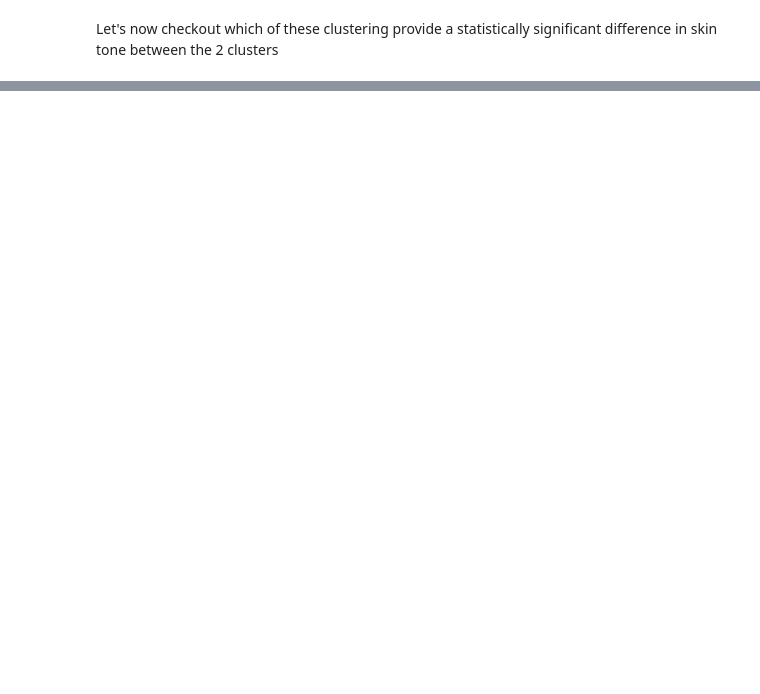
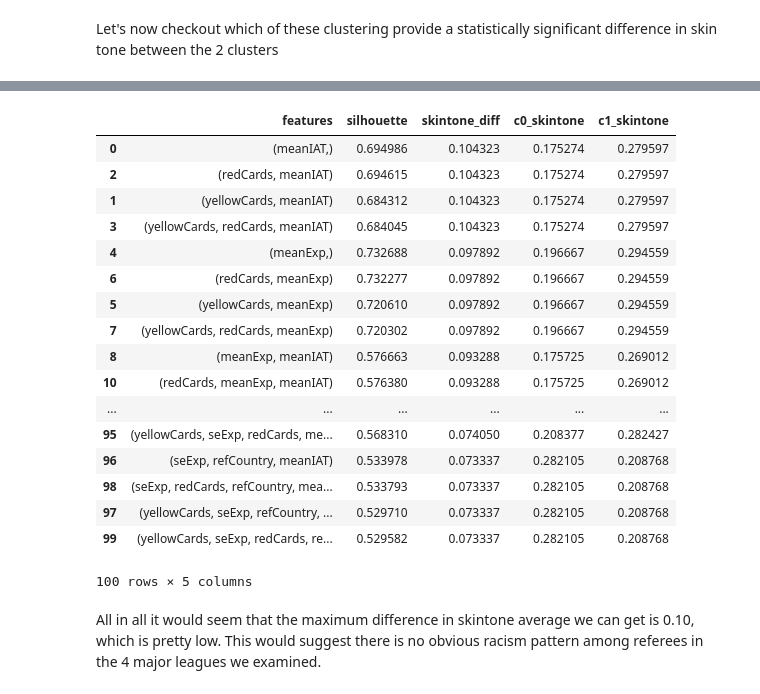
Before and after one commit to SolalPirelli/ADA2016, a Jupyter notebook: 04 - Applied ML/04 - Applied ML.ipynb, the cells around one changed output, grey strips where cells are left out. Drawn from its saved outputs; the diff is of its cells as text; code cells hidden in the pictures; blank space fills up the shorter version.

```diff
--- a/04 - Applied ML/04 - Applied ML.ipynb
+++ b/04 - Applied ML/04 - Applied ML.ipynb
@@ -449,6 +454,9 @@ def cluster_lengths(data):
 
 def get_cluster(data, cnum):
     return data[data['cluster'] == cnum]
+
+def cluster_skintone(data, cnum):
+    return get_cluster(data, cnum).skintone.mean()
 
 def mix_score(data):
     """Computes the discrepancy between black and whites inside of a cluster"""
@@ -466,6 +474,10 @@ def clustering_score(data):
     c2_s = cluster2['skintone'].mean()
     return c1_s - c2_s     # This score should be as close as possible to 1 when good clustering
 
+def skintone_diff(data):
+    c1 = data['skintone'][data['cluster'] == 0].mean()
+    c2 = data['skintone'][data['cluster'] == 1].mean()
+    return  c1 - c2
 
 def full_cluster_distrib(data):
     for i in pd.unique(data['cluster']):
@@ -476,7 +488,7 @@ def full_cluster_distrib(data):
     print("Score: " + str(clustering_score(data)))
 
 def make_cluster(data):
-    return KMeans(n_clusters=2).fit_predict(data)
+    return KMeans(n_clusters=2, max_iter=100, n_jobs=4, random_state=1234).fit_predict(data)
 
 relevant_features = ['meanIAT', 'seIAT', 'meanExp', 'seExp', 'yellowCards', 'redCards', 'refCountry']
 # %%
@@ -578,3 +593,34 @@ Score: 0.684044908088
 ('redCards',)
 P_value: 0.125586547561
 Score: 1.0
+# %%
+# Now we make a dataframe with the combinations that had a significant difference in skintone
+
+rows = []
+
+for s in ssig:
+    rows.append((s[0], s[1], np.abs(skintone_diff(s[3])), cluster_skintone(s[3], 0), cluster_skintone(s[3], 1)))
+
+final_df = pd.DataFrame(rows, columns=['features', 'silhouette', 'skintone_diff', 'c0_skintone', 'c1_skintone'])
+final_df.sort_values(['skintone_diff', 'silhouette'], ascending=False)
+# %% [output]
+|  | features | silhouette | skintone_diff | c0_skintone | c1_skintone |
+| 0 | (meanIAT,) | 0.694986 | 0.104323 | 0.175274 | 0.279597 |
+| 2 | (redCards, meanIAT) | 0.694615 | 0.104323 | 0.175274 | 0.279597 |
+| 1 | (yellowCards, meanIAT) | 0.684312 | 0.104323 | 0.175274 | 0.279597 |
+| 3 | (yellowCards, redCards, meanIAT) | 0.684045 | 0.104323 | 0.175274 | 0.279597 |
+| 4 | (meanExp,) | 0.732688 | 0.097892 | 0.196667 | 0.294559 |
+| 6 | (redCards, meanExp) | 0.732277 | 0.097892 | 0.196667 | 0.294559 |
+| 5 | (yellowCards, meanExp) | 0.720610 | 0.097892 | 0.196667 | 0.294559 |
+| 7 | (yellowCards, redCards, meanExp) | 0.720302 | 0.097892 | 0.196667 | 0.294559 |
+| 8 | (meanExp, meanIAT) | 0.576663 | 0.093288 | 0.175725 | 0.269012 |
+| 10 | (redCards, meanExp, meanIAT) | 0.576380 | 0.093288 | 0.175725 | 0.269012 |
+| ... | ... | ... | ... | ... | ... |
+| 95 | (yellowCards, seExp, redCards, me... | 0.568310 | 0.074050 | 0.208377 | 0.282427 |
+| 96 | (seExp, refCountry, meanIAT) | 0.533978 | 0.073337 | 0.282105 | 0.208768 |
+| 98 | (seExp, redCards, refCountry, mea... | 0.533793 | 0.073337 | 0.282105 | 0.208768 |
+| 97 | (yellowCards, seExp, refCountry, ... | 0.529710 | 0.073337 | 0.282105 | 0.208768 |
+| 99 | (yellowCards, seExp, redCards, re... | 0.529582 | 0.073337 | 0.282105 | 0.208768 |
+100 rows × 5 columns
+# %% [markdown]
+All in all it would seem that the maximum difference in skintone average we can get is 0.10, which is pretty low. This would suggest there is no obvious racism pattern among referees in the 4 major leagues we examined.
```
Also changed, not shown: parts of 6 cells of this notebook.
